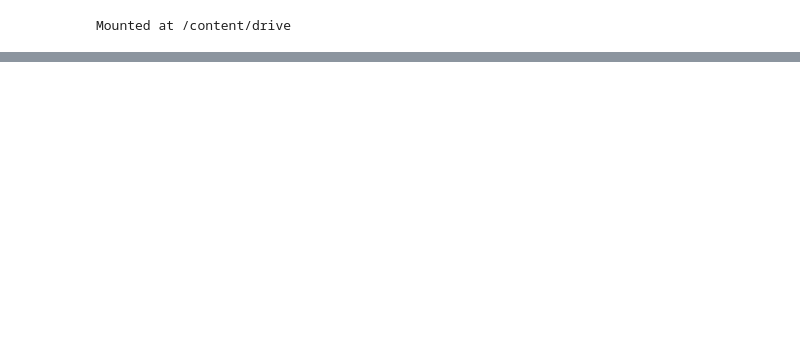
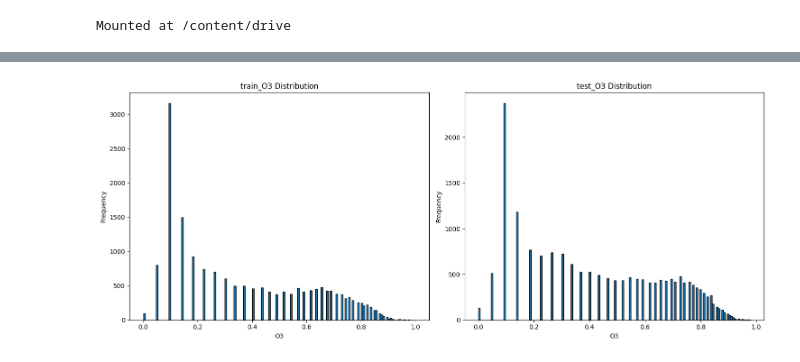
Before and after one commit to kminseong841/ML-Research, a Jupyter notebook: Pytorch_Ozone_predict_CNN.ipynb, the cells around one changed output, grey strips where cells are left out. Cells and saved outputs as stored; diff of their text form; code cells hidden in the pictures; blank space fills up the shorter version.

Commit message:
scaling
boxcox scaling, log scaling 적용 후 실험

```diff
--- a/Pytorch_Ozone_predict_CNN.ipynb
+++ b/Pytorch_Ozone_predict_CNN.ipynb
@@ -285,9 +314,9 @@ time_stamp = np.empty(744, dtype='datetime64[m]')
 met_data, air_quality_data = read_processing(file_path1, file_path2)
 time_processing(met_data, air_quality_data)
 met_data = interpol_processing(met_data, feature_cols)
-print(met_data)
+#scaling
 x_train_scaler = scaling(met_data, feature_cols) # scaling
+y_train_lambda, y_train_shift = boxcox_scaling(air_quality_data, ['오존(ppm)'])
 y_train_scaler = scaling(air_quality_data, ['오존(ppm)']) # scaling
-print(met_data)
 # %% [output]
 2019-01-01 00:00:00 2019-01-31 23:00:00
@@ -326,9 +339,12 @@ te_met_data, te_air_quality_data = read_processing(xtest_path, ytest_path)
 time_processing(te_met_data, te_air_quality_data)
 te_met_data = interpol_processing(df=te_met_data, cols=feature_cols)
 te_met_data[feature_cols] = x_train_scaler.transform(te_met_data[feature_cols]) # scaling
+te_air_quality_data['오존(ppm)'] = te_air_quality_data['오존(ppm)'] + y_train_shift
+te_air_quality_data['오존(ppm)'] = stats.boxcox(te_air_quality_data['오존(ppm)'], lmbda=y_train_lambda)
 te_air_quality_data[['오존(ppm)']] = y_train_scaler.transform(te_air_quality_data[['오존(ppm)']]) # scaling
 
 print(te_met_data)
+print(te_air_quality_data)
 # %% [output]
 2020-01-01 00:00:00 2020-01-31 23:00:00
                        일시  지점명    기온(°C)  강수량(mm)  습도(%)
@@ -665,0 +684,27 @@ plot_ozone_maps(index=700, g_data=ytest, prediction=pred)
+# %%
+import matplotlib.pyplot as plt
+
+# 서브플롯 생성 (1행 2열)
+fig, axes = plt.subplots(1, 2, figsize=(15, 6))
+
+# 첫 번째 히스토그램 그리기
+air_quality_data['오존(ppm)'].hist(ax=axes[0], bins=150, edgecolor='black')
+axes[0].set_title('train_O3 Distribution')
+axes[0].set_xlabel('O3')
+axes[0].set_ylabel('Frequency')
+axes[0].grid(False)
+
+# 두 번째 히스토그램 그리기
+te_air_quality_data['오존(ppm)'].hist(ax=axes[1], bins=150, edgecolor='black')
+axes[1].set_title('test_O3 Distribution')
+axes[1].set_xlabel('O3')
+axes[1].set_ylabel('Frequency')
+axes[1].grid(False)
+
+# 그래프 간격 조정 (선택 사항)
+plt.tight_layout()
+
+# 그래프 표시
+plt.show()
+# %% [output]
+[figure, added]
```
Also changed, not shown: parts of 7 cells of this notebook, 1 other file.
